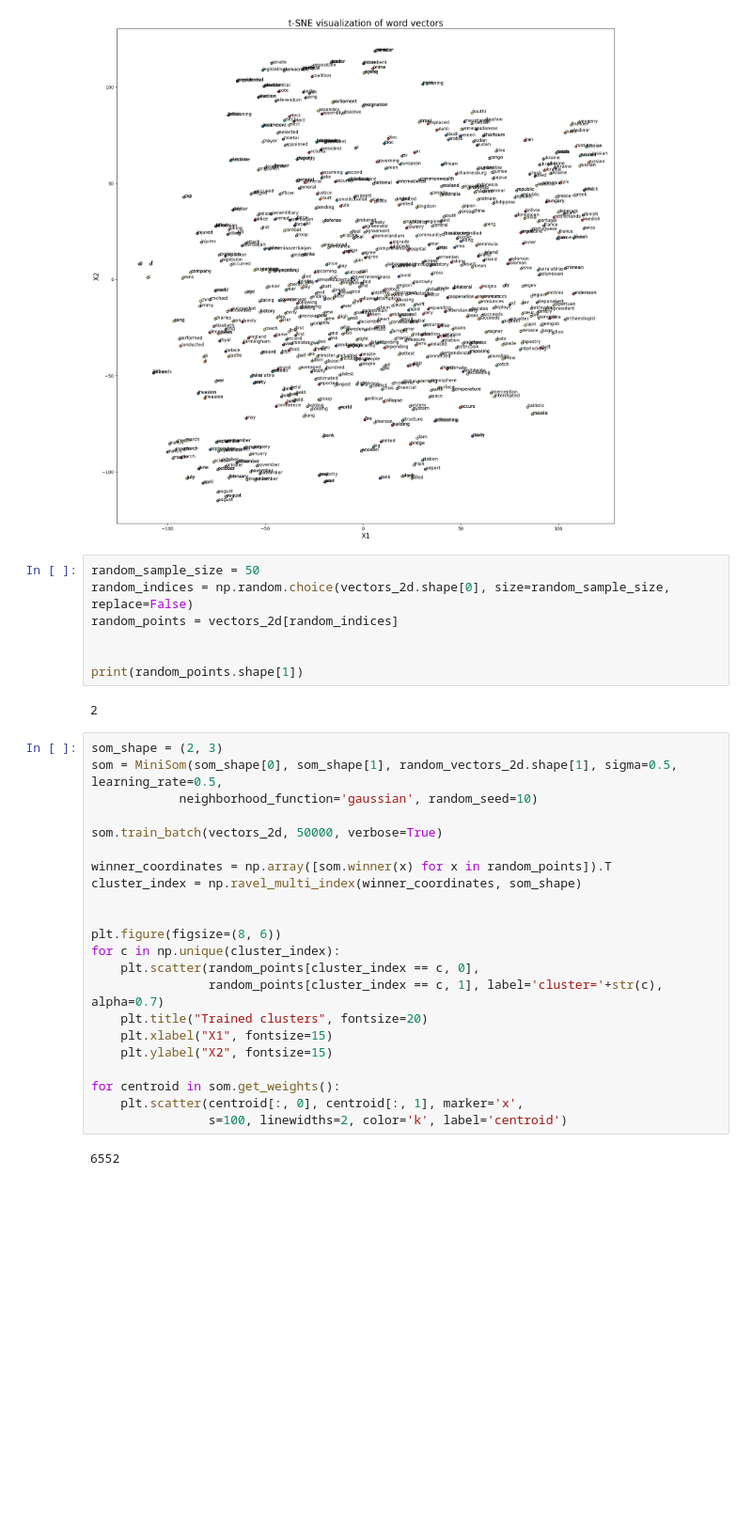
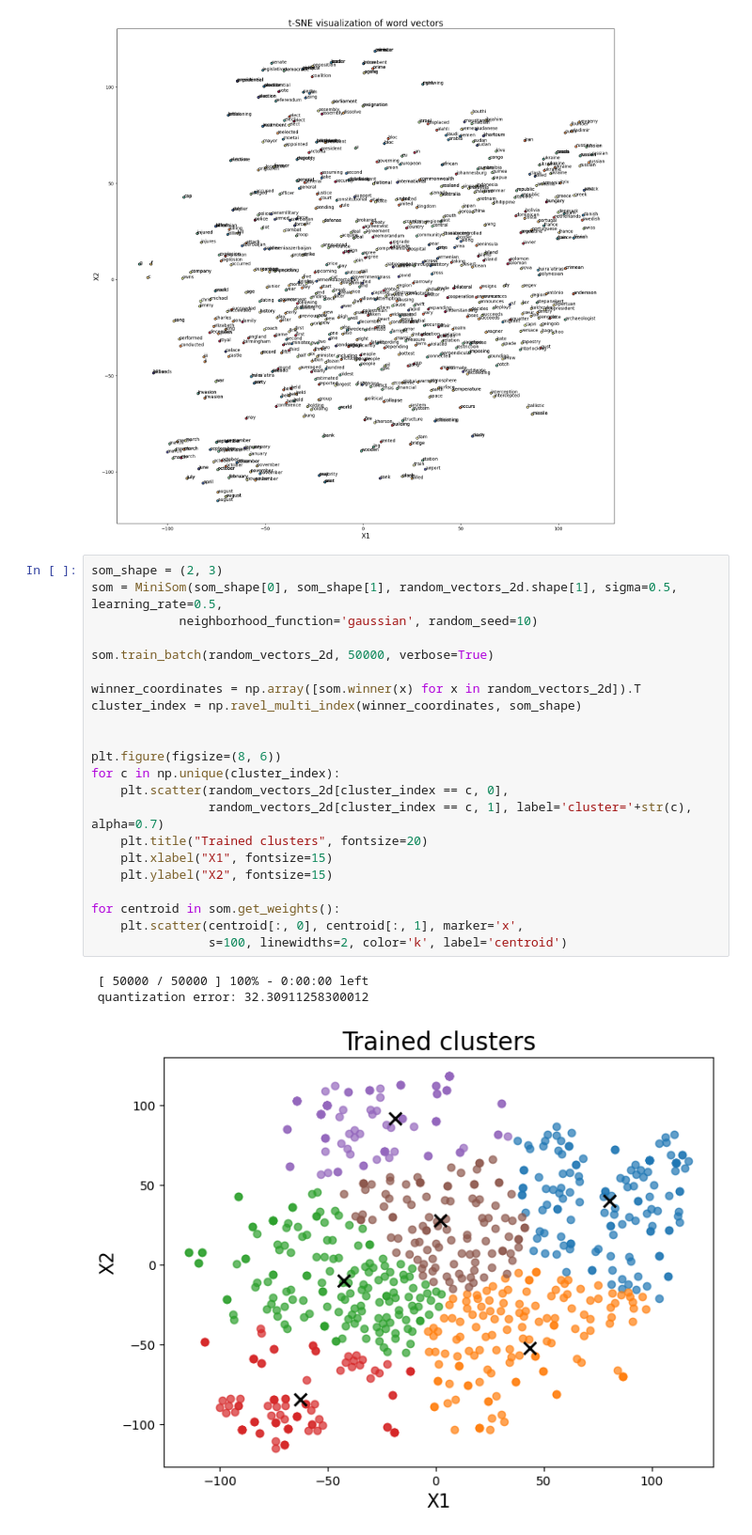
Before and after one commit to rezaAdinepour/Deep-Learning-Homework, a Jupyter notebook: HWs/HW3/Code/Q1_P3_myVersion.ipynb, the cells around one changed output. Shown at 94% size. Drawn from its saved outputs; the diff is of its cells as text; blank space fills up the shorter version.

```diff
--- a/HWs/HW3/Code/Q1_P3_myVersion.ipynb
+++ b/HWs/HW3/Code/Q1_P3_myVersion.ipynb
@@ -571,36 +571,29 @@ plt.show()
 (741, 100)
 (741, 2)
 [figure]
-# %%
-random_sample_size = 50
-random_indices = np.random.choice(vectors_2d.shape[0], size=random_sample_size, replace=False)
-random_points = vectors_2d[random_indices]
-
-
-print(random_points.shape[1])
-# %% [output]
-2
 # %%
 som_shape = (2, 3)
 som = MiniSom(som_shape[0], som_shape[1], random_vectors_2d.shape[1], sigma=0.5, learning_rate=0.5,
             neighborhood_function='gaussian', random_seed=10)
 
-som.train_batch(vectors_2d, 50000, verbose=True)
+som.train_batch(random_vectors_2d, 50000, verbose=True)
 
-winner_coordinates = np.array([som.winner(x) for x in random_points]).T
+winner_coordinates = np.array([som.winner(x) for x in random_vectors_2d]).T
 cluster_index = np.ravel_multi_index(winner_coordinates, som_shape)
 
 
 plt.figure(figsize=(8, 6))
 for c in np.unique(cluster_index):
-    plt.scatter(random_points[cluster_index == c, 0],
-                random_points[cluster_index == c, 1], label='cluster='+str(c), alpha=0.7)
+    plt.scatter(random_vectors_2d[cluster_index == c, 0],
+                random_vectors_2d[cluster_index == c, 1], label='cluster='+str(c), alpha=0.7)
     plt.title("Trained clusters", fontsize=20)
     plt.xlabel("X1", fontsize=15)
     plt.ylabel("X2", fontsize=15)
 
 for centroid in som.get_weights():
     plt.scatter(centroid[:, 0], centroid[:, 1], marker='x',
                 s=100, linewidths=2, color='k', label='centroid')
 # %% [output]
-6552
+ [ 50000 / 50000 ] 100% - 0:00:00 left
+ quantization error: 32.30911258300012
+[figure, added]
```
Also changed, not shown: parts of 4 cells of this notebook, 1 other file.
